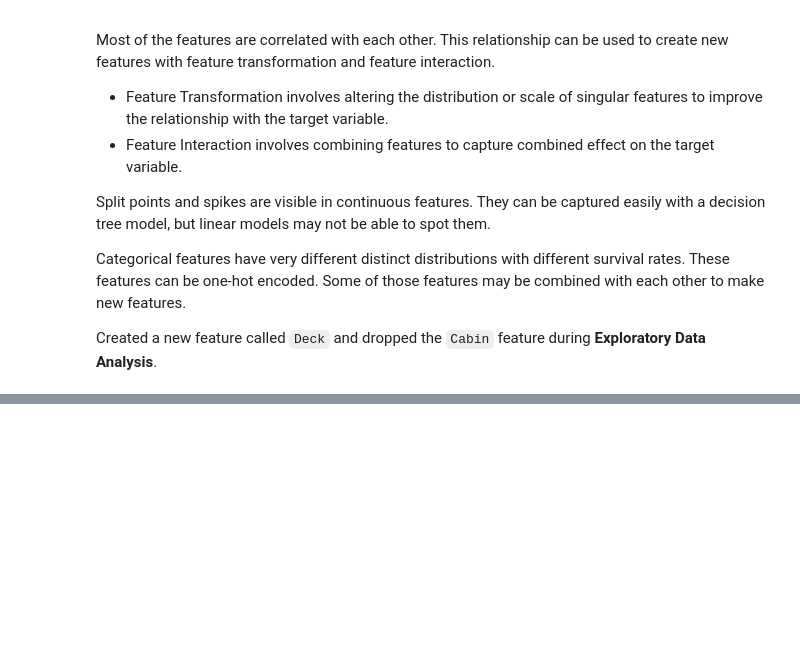
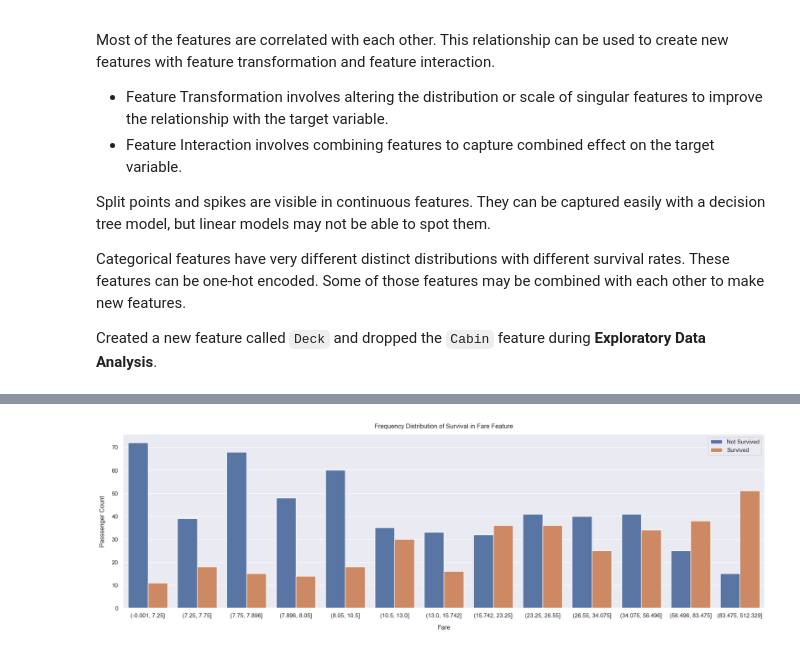
Before and after one commit to subtlewow/kaggle_comps, a Jupyter notebook: titanic/titanic.ipynb, the cells around one changed output, grey strips where cells are left out. Saved outputs shown, nothing was run; the diff lists cells and outputs as text; code cells hidden in the pictures; blank space fills up the shorter version.

```diff
--- a/titanic/titanic.ipynb
+++ b/titanic/titanic.ipynb
@@ -854,0 +872,12 @@ df_all.head()
+# %%
+df_all['Fare'] = pd.qcut(df_all['Fare'], 13)
+# %%
+plt.figure(figsize=(22,6))
+sns.countplot(data=df_all, x='Fare', hue='Survived')
+plt.title('Frequency Distribution of Survival in Fare Feature', pad=12)
+plt.ylabel("Passsenger Count", labelpad=12)
+plt.xlabel("Fare", labelpad=12)
+plt.legend(['Not Survived', 'Survived'])
+plt.show()
+# %% [output]
+[figure, added]
```
Also changed, not shown: parts of 14 cells of this notebook.
